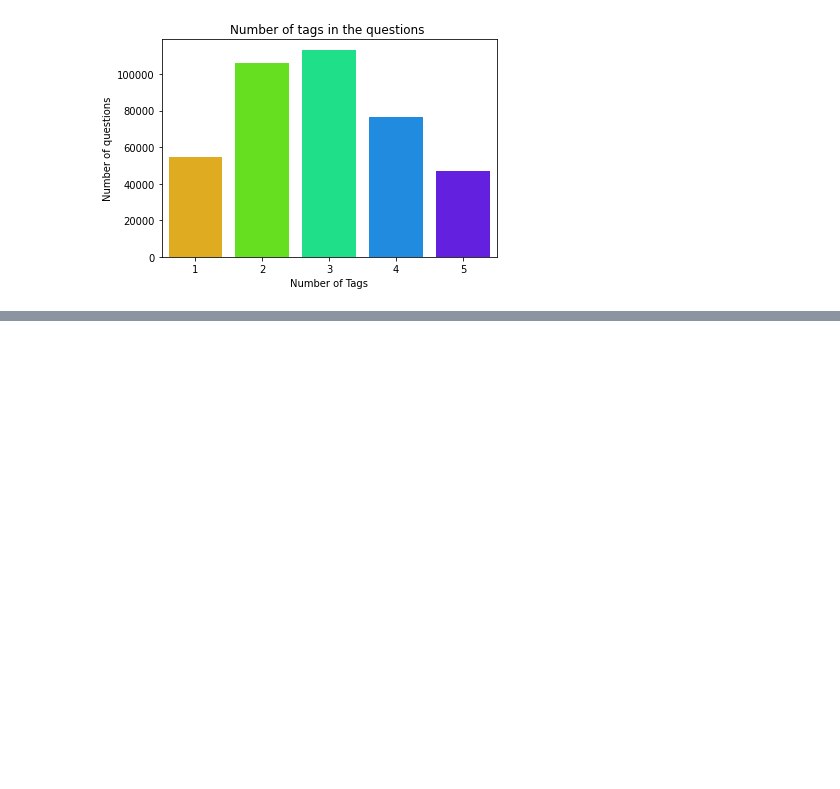
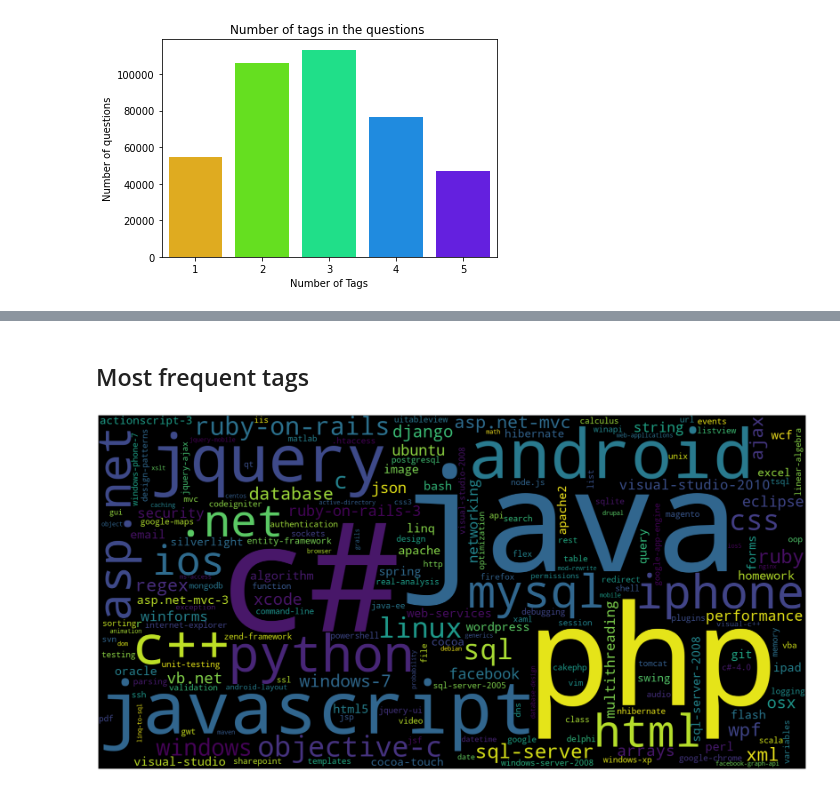
Before and after one commit to RakshitaTantry28/Stackoverflow-Tag-Predictor, a Jupyter notebook: SO_TagPredictor.ipynb, the cells around one changed output, grey strips where cells are left out. Drawn from its saved outputs; the diff is of its cells as text; code cells hidden in the pictures; blank space fills up the shorter version.

```diff
--- a/SO_TagPredictor.ipynb
+++ b/SO_TagPredictor.ipynb
@@ -426,0 +435,19 @@ plt.show()
+# %% [markdown]
+## Most frequent tags
+# %%
+# Lets first convert the 'result' dictionary to 'list of tuples'
+tup = dict(result.items())
+#Initializing WordCloud using frequencies of tags.
+wordcloud = WordCloud(    background_color='black',
+                          width=1600,
+                          height=800,
+                    ).generate_from_frequencies(tup)
+
+fig = plt.figure(figsize=(30,20))
+plt.imshow(wordcloud)
+plt.axis('off')
+plt.tight_layout(pad=0)
+fig.savefig("tag.png")
+plt.show()
+# %% [output]
+[figure, added]
```
Also changed, not shown: parts of 6 cells of this notebook.
